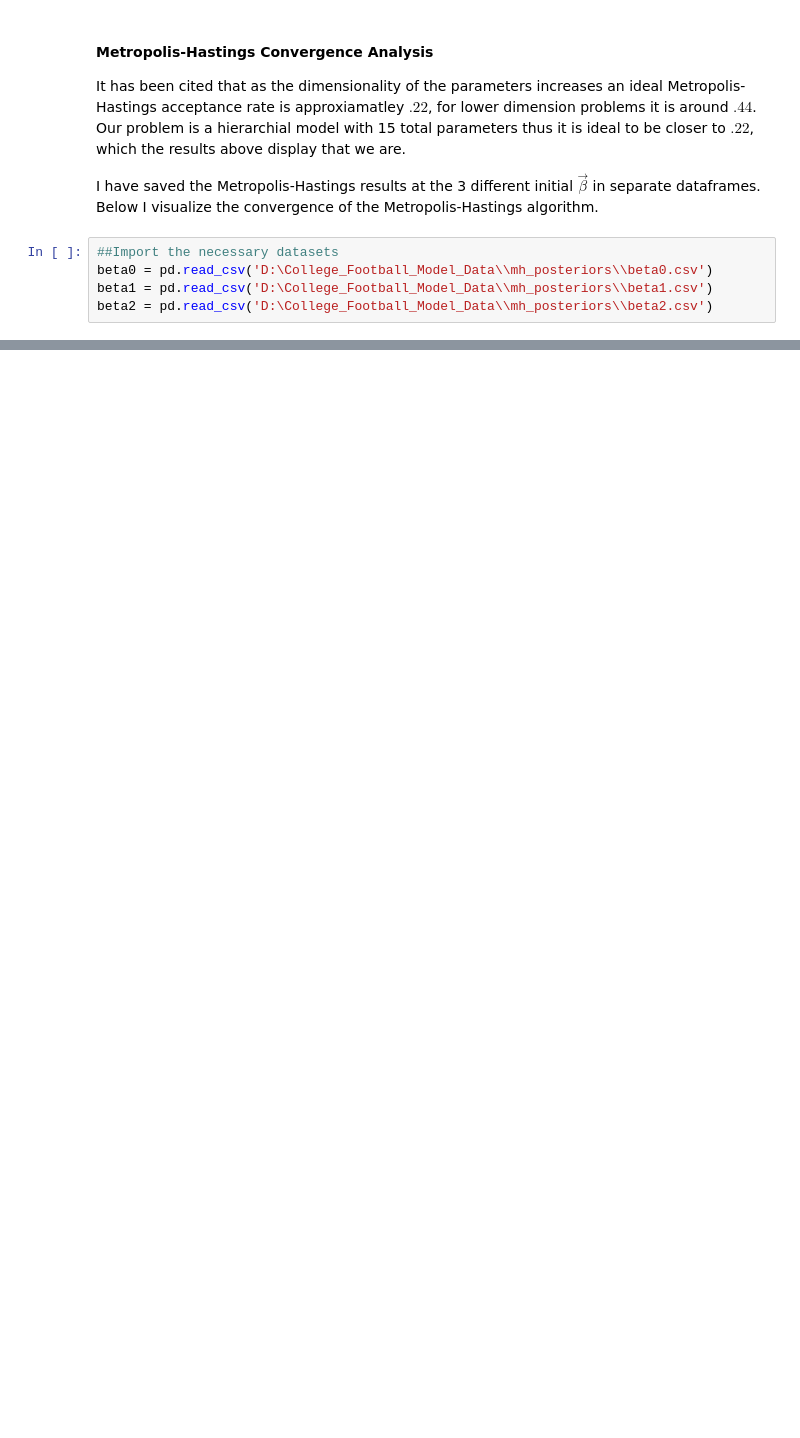
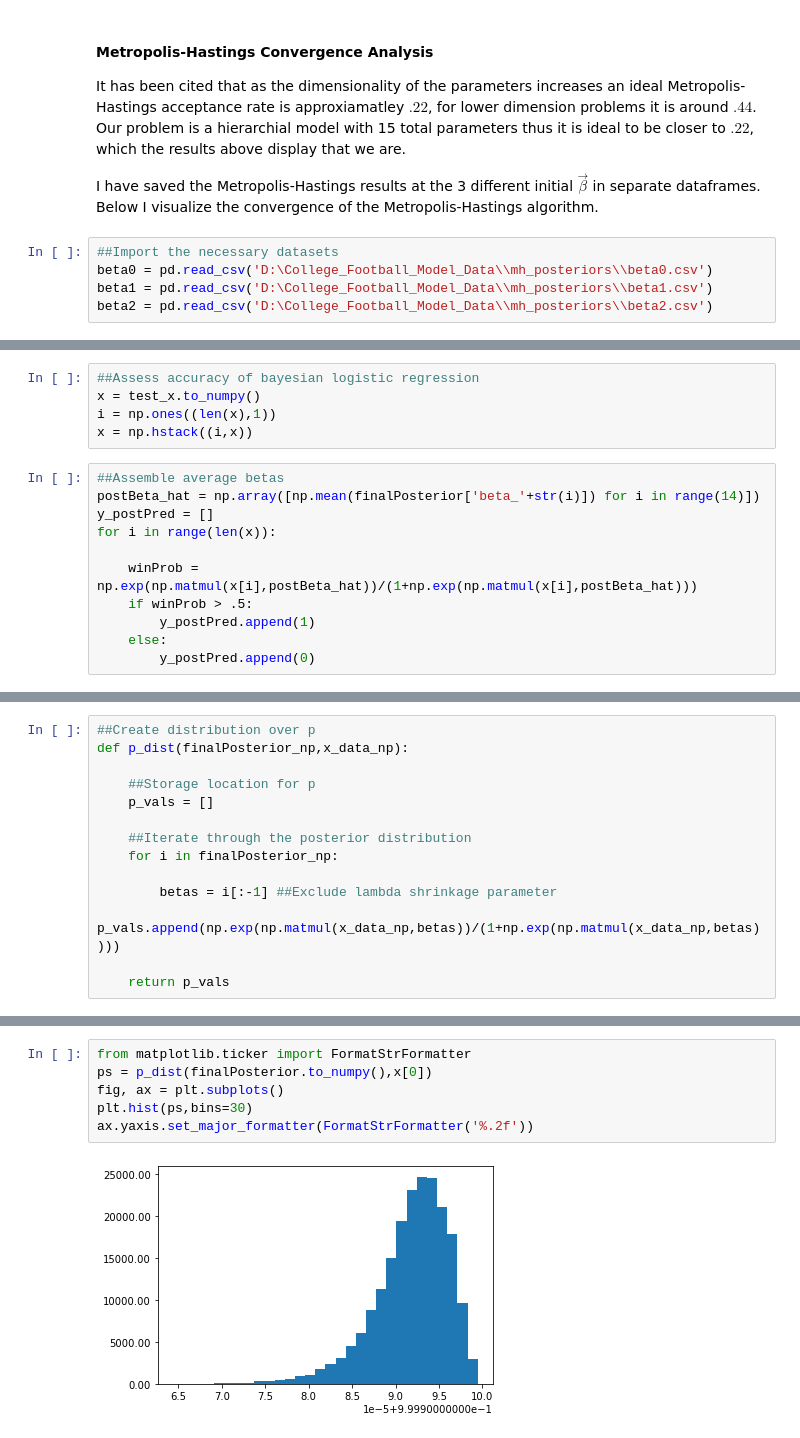
Before and after one commit to btcain4/Bayesian_College_Football, a Jupyter notebook: Bayesian_Modeling/Model_Analysis.ipynb, the cells around one changed output, grey strips where cells are left out. Drawn from its saved outputs; the diff is of its cells as text; blank space fills up the shorter version.

```diff
--- a/Bayesian_Modeling/Model_Analysis.ipynb
+++ b/Bayesian_Modeling/Model_Analysis.ipynb
@@ -296,0 +388,16 @@ data.loc[(data['school']=='Oklahoma') & (data['gameSeason']==2021) & (data['week
+# %%
+##Assess accuracy of bayesian logistic regression
+x = test_x.to_numpy()
+i = np.ones((len(x),1))
+x = np.hstack((i,x))
+# %%
+##Assemble average betas
+postBeta_hat = np.array([np.mean(finalPosterior['beta_'+str(i)]) for i in range(14)])
+y_postPred = []
+for i in range(len(x)):
+
+    winProb = np.exp(np.matmul(x[i],postBeta_hat))/(1+np.exp(np.matmul(x[i],postBeta_hat)))
+    if winProb > .5:
+        y_postPred.append(1)
+    else:
+        y_postPred.append(0)
@@ -296,0 +410,14 @@ data.loc[(data['school']=='Oklahoma') & (data['gameSeason']==2021) & (data['week
+# %%
+##Create distribution over p
+def p_dist(finalPosterior_np,x_data_np):
+
+    ##Storage location for p
+    p_vals = []
+
+    ##Iterate through the posterior distribution
+    for i in finalPosterior_np:
+
+        betas = i[:-1] ##Exclude lambda shrinkage parameter
+        p_vals.append(np.exp(np.matmul(x_data_np,betas))/(1+np.exp(np.matmul(x_data_np,betas))))
+
+    return p_vals
@@ -296,0 +438,8 @@ data.loc[(data['school']=='Oklahoma') & (data['gameSeason']==2021) & (data['week
+# %%
+from matplotlib.ticker import FormatStrFormatter
+ps = p_dist(finalPosterior.to_numpy(),x[0])
+fig, ax = plt.subplots()
+plt.hist(ps,bins=30)
+ax.yaxis.set_major_formatter(FormatStrFormatter('%.2f'))
+# %% [output]
+[figure, added]
```
Also changed, not shown: parts of 21 cells of this notebook.
